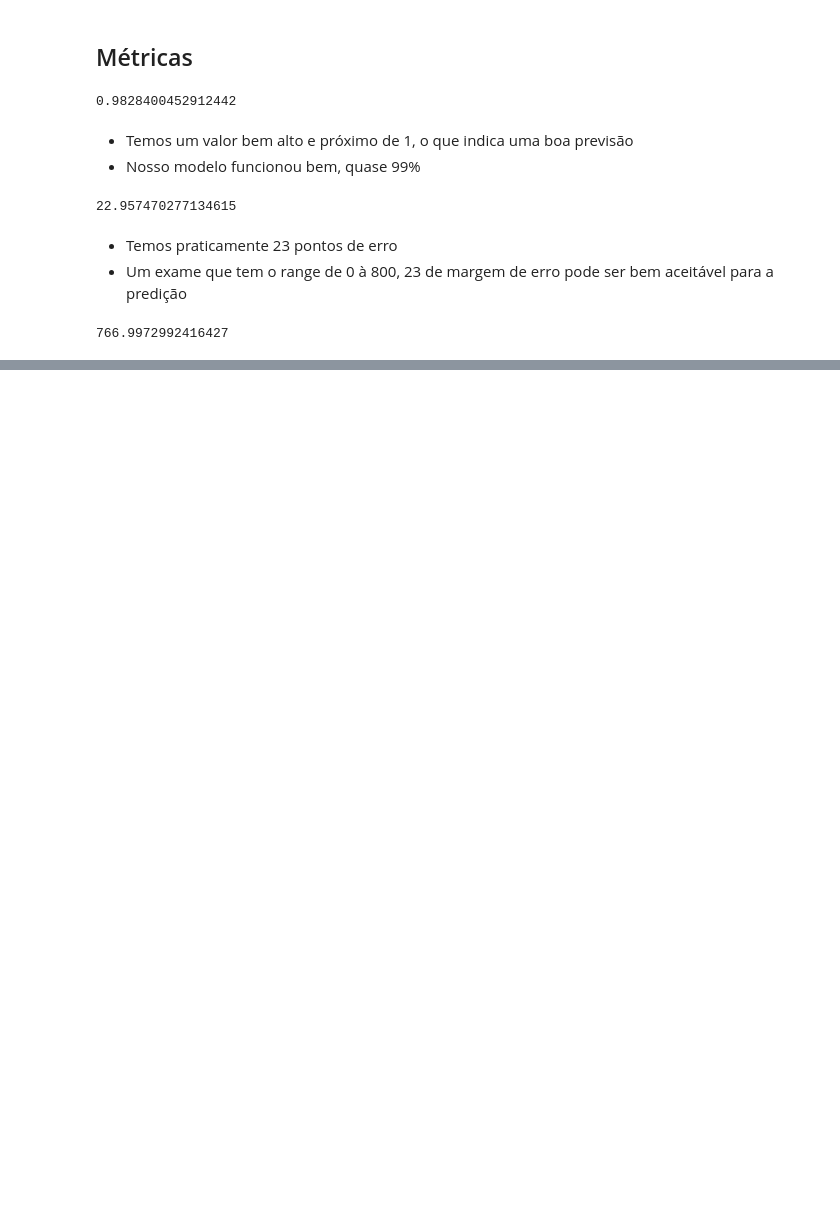
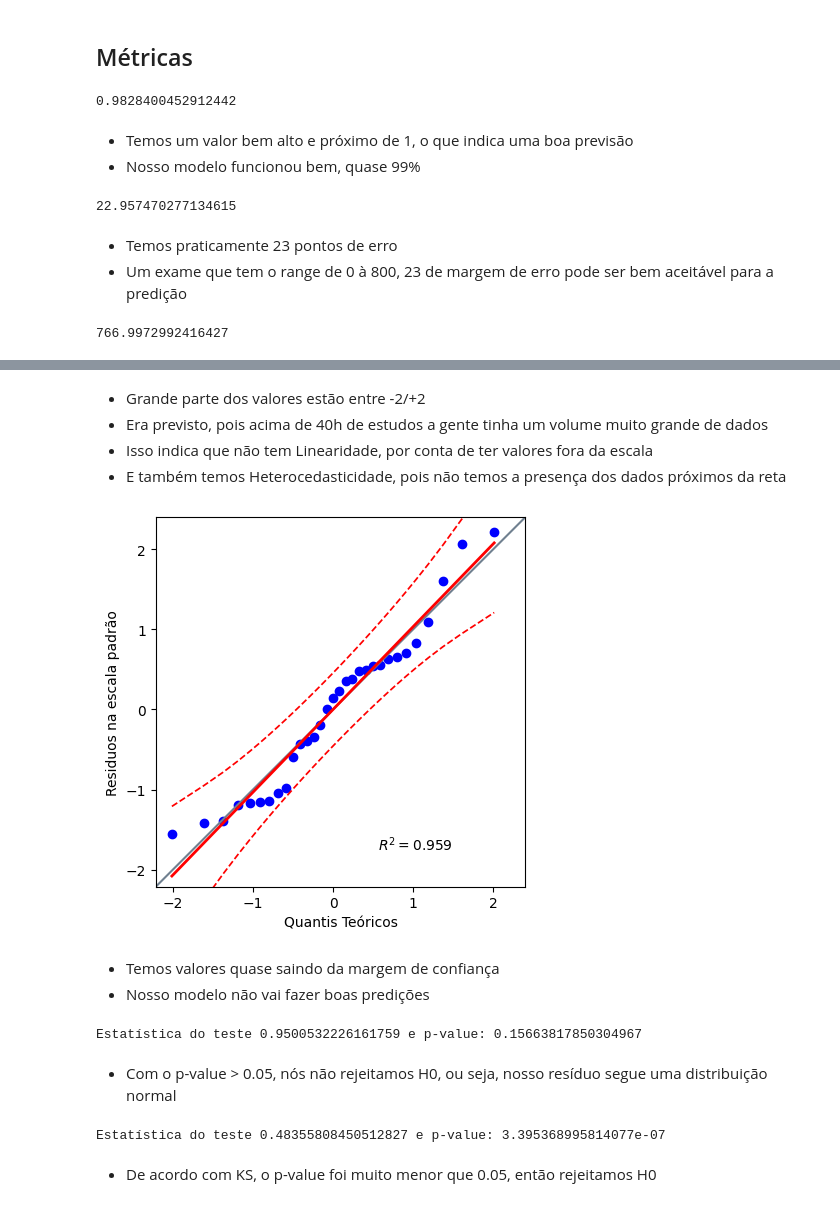
Before and after one commit to rcmonteiro/curso-ia-rocketseat, a Jupyter notebook: regressao_linear_simples/modelo_pontuacao.ipynb, the cells around one changed output, grey strips where cells are left out. Cells and saved outputs as stored; diff of their text form; code cells hidden in the pictures; blank space fills up the shorter version.

Commit message:
chore: Kolmogorov and Shapiro metrics

```diff
--- a/regressao_linear_simples/modelo_pontuacao.ipynb
+++ b/regressao_linear_simples/modelo_pontuacao.ipynb
@@ -202,0 +251,41 @@ mean_squared_error(y_test, y_pred)
+# %% [markdown]
+- Grande parte dos valores estão entre -2/+2
+- Era previsto, pois acima de 40h de estudos a gente tinha um volume muito grande de dados
+- Isso indica que não tem Linearidade, por conta de ter valores fora da escala
+- E também temos Heterocedasticidade, pois não temos a presença dos dados próximos da reta
+# %%
+# Vamos agora checar se os resíduos seguem uma distribuição normal
+# QQ (Quantile-Quantile) Plot, que avalia se uma amostra segue a distribuição normal
+
+import pingouin as pg
+pg.qqplot(residuos_std, dist='norm', confidence=0.95)
+plt.xlabel('Quantis Teóricos')
+plt.ylabel('Residuos na escala padrão')
+plt.show()
+# %% [output]
+[figure, added]
+# %% [markdown]
+- Temos valores quase saindo da margem de confiança
+- Nosso modelo não vai fazer boas predições
+# %%
+# Executar o teste de Normalidade - Shapiro Wilk
+# H0: Nosso resíduo segue uma distribuição normal (p-value > 0.05)
+# H1: Nosso resíduo não segue uma distribuição normal (p-value <= 0.05)
+
+stat_shapiro, p_value = shapiro(residuos.reshape(-1))
+print("Estatística do teste {} e p-value: {}".format(stat_shapiro, p_value))
+# %% [output]
+Estatística do teste 0.9500532226161759 e p-value: 0.15663817850304967
+# %% [markdown]
+- Com o p-value > 0.05, nós não rejeitamos H0, ou seja, nosso resíduo segue uma distribuição normal
+# %%
+# Executar o teste de Normalidade - Kolmogorov-Smirnov
+# H0: Nosso resíduo segue uma distribuição normal (p-value > 0.05)
+# H1: Nosso resíduo não segue uma distribuição normal (p-value <= 0.05)
+
+stat_ks, p_value_ks = kstest(residuos.reshape(-1), 'norm')
+print("Estatística do teste {} e p-value: {}".format(stat_ks, p_value_ks))
+# %% [output]
+Estatística do teste 0.48355808450512827 e p-value: 3.395368995814077e-07
+# %% [markdown]
+- De acordo com KS, o p-value foi muito menor que 0.05, então rejeitamos H0
```
Also changed, not shown: parts of 9 cells of this notebook.
